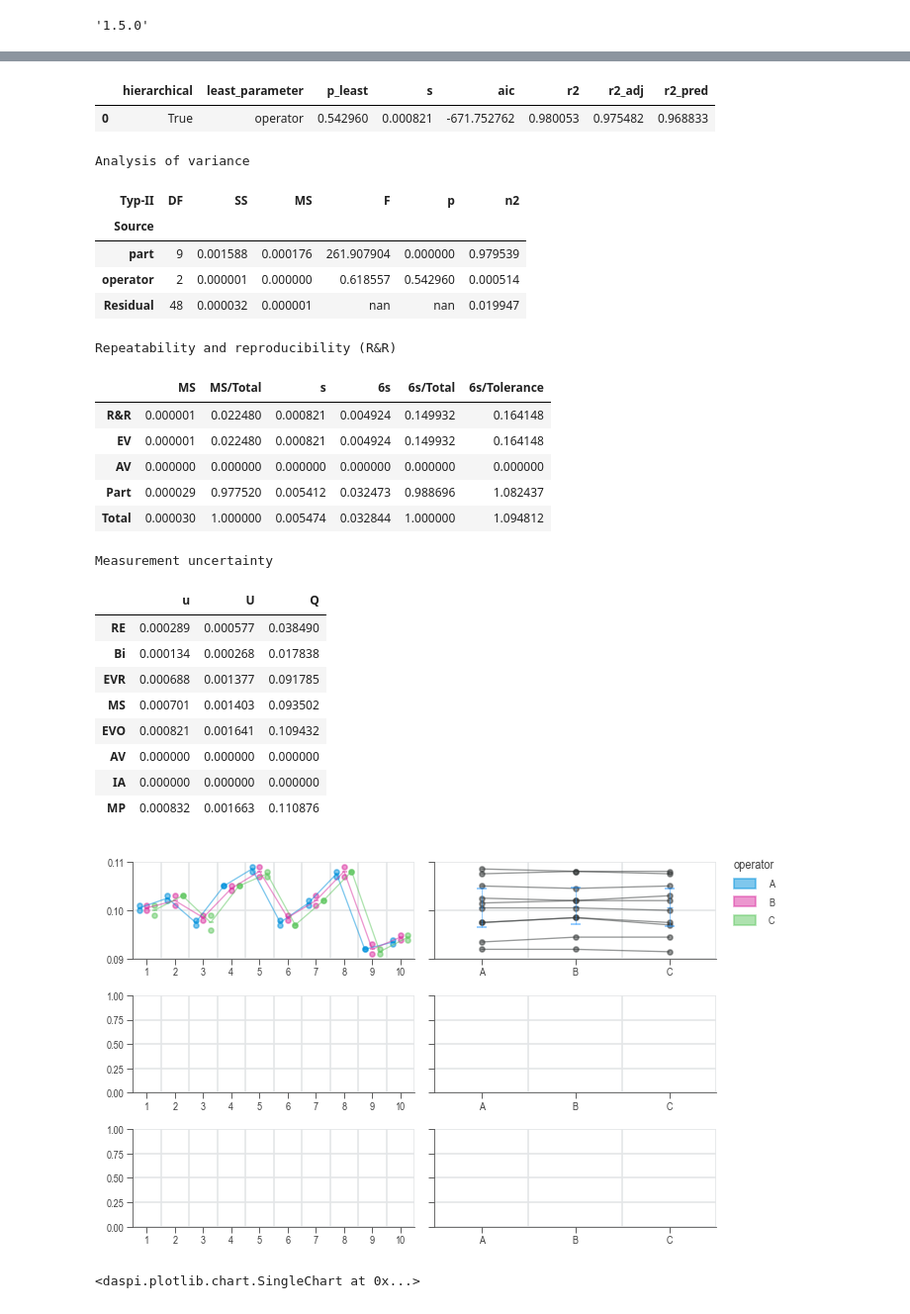
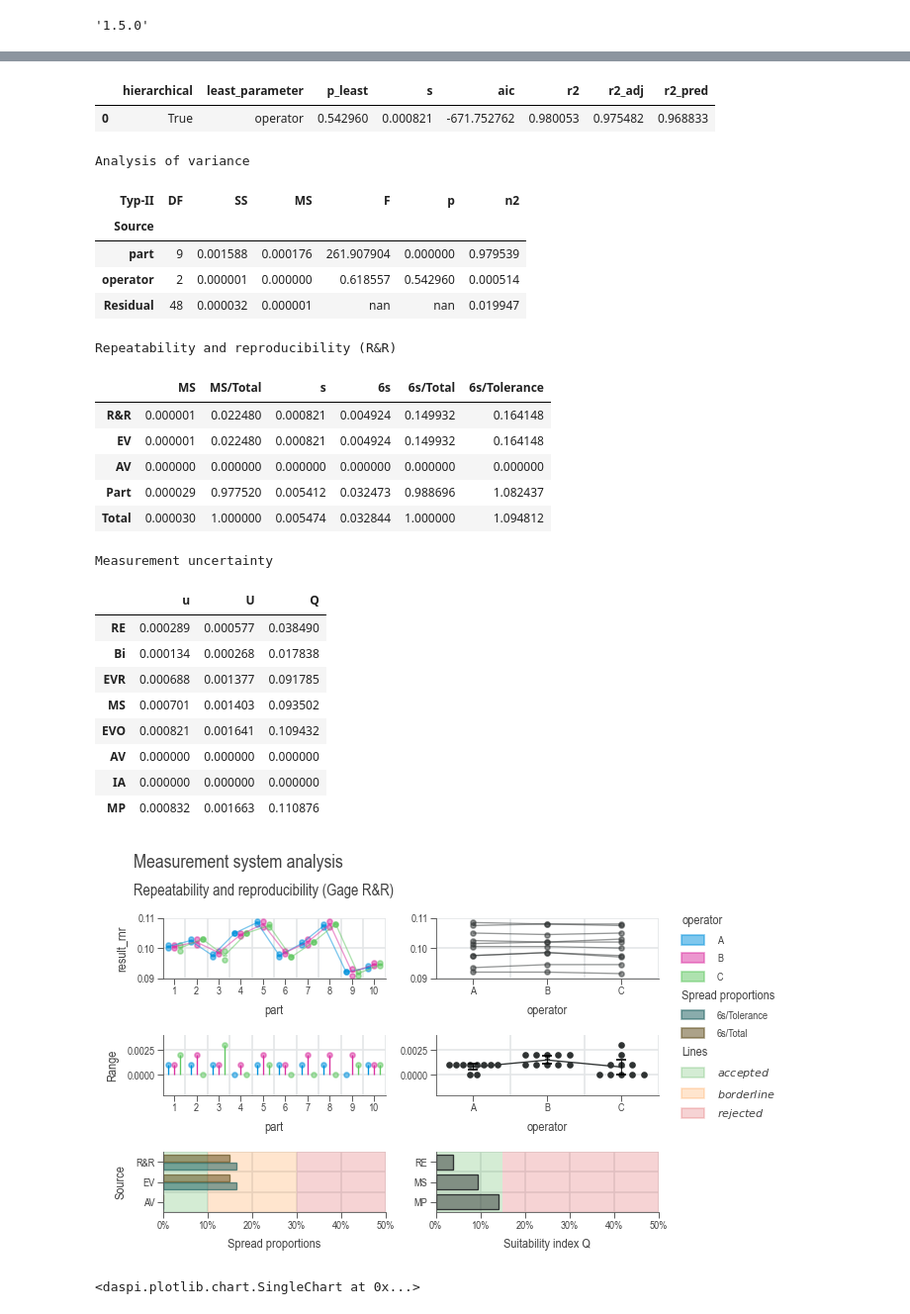
Before and after one commit to j4ggr/DaSPi, a Jupyter notebook: notebooks/doc-content_anova.ipynb, the cells around one changed output, grey strips where cells are left out. Shown at 99% size. Drawn from its saved outputs; the diff is of its cells as text; code cells hidden in the pictures.

Commit message:
plotter - added, examples to all of the Plotter and Stripe classes

```diff
--- a/notebooks/doc-content_anova.ipynb
+++ b/notebooks/doc-content_anova.ipynb
@@ -20,36 +20,36 @@ rnr_model = dsp.GageRnRModel(
     part='part',
     reproducer='operator',
     gage=gage)
-chart = dsp.GageRnRCharts(rnr_model).plot().label()
+chart = dsp.GageRnRCharts(rnr_model).plot().stripes().label()
 rnr_model
 # %% [output]
 Model summary
 |  | hierarchical | least_parameter | p_least | s | aic | r2 | r2_adj | r2_pred |
 | 0 | True | operator | 0.542960 | 0.000821 | -671.752762 | 0.980053 | 0.975482 | 0.968833 |
 Analysis of variance
 | Typ-II | DF | SS | MS | F | p | n2 |
 | Source |  |  |  |  |  |  |
 | part | 9 | 0.001588 | 0.000176 | 261.907904 | 0.000000 | 0.979539 |
 | operator | 2 | 0.000001 | 0.000000 | 0.618557 | 0.542960 | 0.000514 |
 | Residual | 48 | 0.000032 | 0.000001 | nan | nan | 0.019947 |
 Repeatability and reproducibility (R&R)
 |  | MS | MS/Total | s | 6s | 6s/Total | 6s/Tolerance |
 | R&R | 0.000001 | 0.022480 | 0.000821 | 0.004924 | 0.149932 | 0.164148 |
 | EV | 0.000001 | 0.022480 | 0.000821 | 0.004924 | 0.149932 | 0.164148 |
 | AV | 0.000000 | 0.000000 | 0.000000 | 0.000000 | 0.000000 | 0.000000 |
 | Part | 0.000029 | 0.977520 | 0.005412 | 0.032473 | 0.988696 | 1.082437 |
 | Total | 0.000030 | 1.000000 | 0.005474 | 0.032844 | 1.000000 | 1.094812 |
 Measurement uncertainty
 |  | u | U | Q |
 | RE | 0.000289 | 0.000577 | 0.038490 |
 | Bi | 0.000134 | 0.000268 | 0.017838 |
 | EVR | 0.000688 | 0.001377 | 0.091785 |
 | MS | 0.000701 | 0.001403 | 0.093502 |
 | EVO | 0.000821 | 0.001641 | 0.109432 |
 | AV | 0.000000 | 0.000000 | 0.000000 |
 | IA | 0.000000 | 0.000000 | 0.000000 |
 | MP | 0.000832 | 0.001663 | 0.110876 |
-[figure, old version]
+[figure, new version]
 # %%
 import daspi as dsp
 
```
Also changed, not shown: 4 other files.
